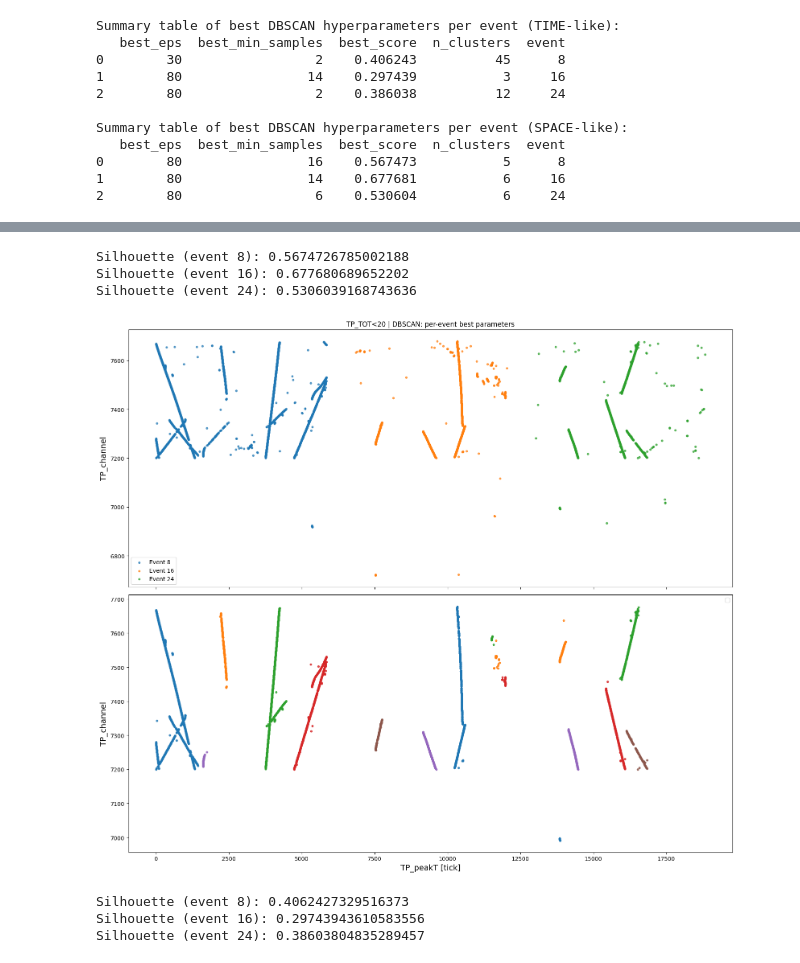
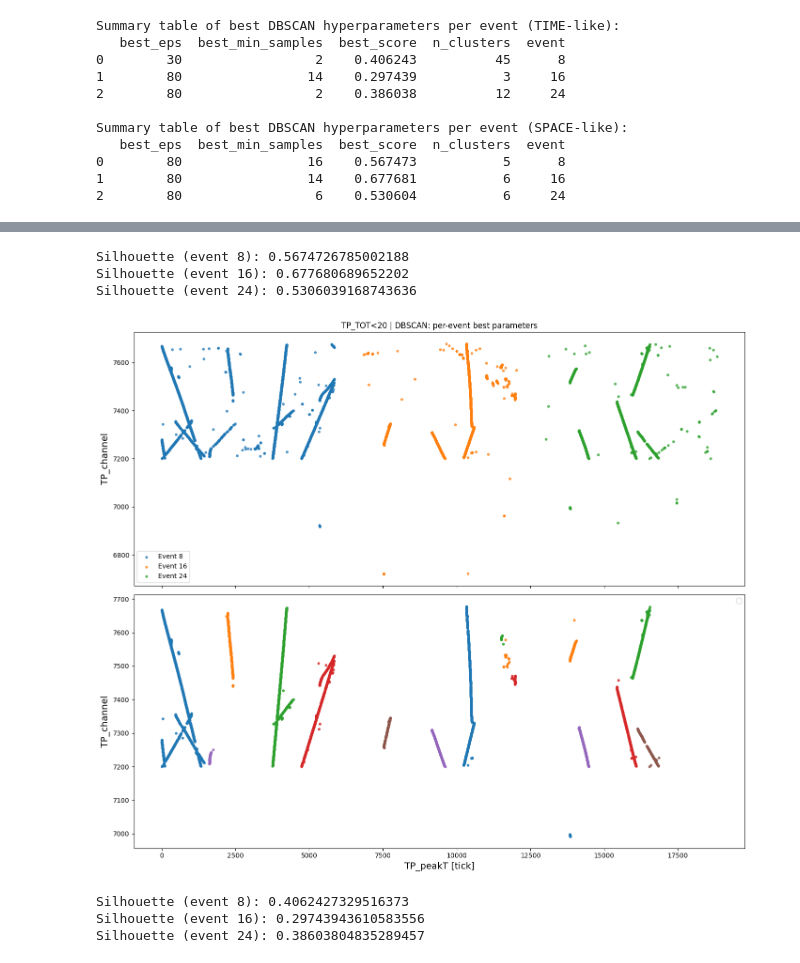
Before and after one commit to JuliaFavaro/SS25_TP_ProtoDUNE, a Jupyter notebook: src/RUN_test_run.ipynb, the cells around one changed output, grey strips where cells are left out. Cells and saved outputs as stored; diff of their text form; code cells hidden in the pictures.

```diff
--- a/src/RUN_test_run.ipynb
+++ b/src/RUN_test_run.ipynb
@@ -1105,9 +651,11 @@ Silhouette (short tracks): -0.7927063038537276
 # %%
+
+from sklearn.linear_model import RANSACRegressor, Ridge
 events = np.unique(filtered_APA2['event'])
 colors = plt.cm.tab10.colors
 
 # --- short space tracks ---
-fig, axs = plt.subplots(2, 1, figsize=(16, 14), sharex=True)
+fig, axs = plt.subplots(2, 1, figsize=(14, 12), sharex=True)
 offset = 0
 axs[0].set_title("TP_TOT<20 | DBSCAN: per-event best parameters")
 
@@ -1157,7 +705,7 @@ plt.tight_layout()
 plt.show()
 
 # --- long time tracks ---
-fig, axs = plt.subplots(2, 1, figsize=(16, 14), sharex=True)
+fig, axs = plt.subplots(2, 1, figsize=(14, 12), sharex=True)
 offset = 0
 axs[0].set_title("TP_TOT>20 | DBSCAN: per-event best parameters")
 
@@ -1182,34 +730,34 @@ for i, ev in enumerate(events):
     if event_results.empty or np.isnan(event_results['best_eps'].values[0]) or np.isnan(event_results['best_min_samples'].values[0]):
         continue  # skip events with no good clustering
     best_eps = event_results['best_eps'].values[0]
     best_min_samples = int(event_results['best_min_samples'].values[0])
     sel['TP_peakT'] = sel['TP_peakT'] - sel['TP_peakT'].min() + offset
     tmin = sel['TP_peakT'].min()
     tmax = sel['TP_peakT'].max()
     X = sel[['TP_peakT', 'TP_channel']].values
     db = DBSCAN(eps=best_eps, min_samples=best_min_samples).fit(X)
     sel['cluster'] = db.labels_
     labels = sel['cluster']
     n_clusters = len(set(labels)) - (1 if -1 in labels else 0)
     if n_clusters > 1:
         print(f'Silhouette (event {ev}): {metrics.silhouette_score(X, labels)}')
     else:
         print(f'Silhouette (event {ev}): N/A (only one cluster or all noise)')
     for c in np.unique(sel['cluster']):
         if c == -1: continue
         sub = sel[sel['cluster'] == c]
         axs[1].scatter(sub['TP_peakT'], sub['TP_channel'], s=10, alpha=0.8, color=colors[c % 10])
     offset += tmax - tmin + 1000
 axs[1].set_xlabel('TP_peakT [tick]', fontsize=14)
 axs[1].set_ylabel('TP_channel', fontsize=14)
 axs[1].legend(fontsize=10)
 plt.tight_layout()
 plt.show()
 # %% [output]
 Silhouette (event 8): 0.5674726785002188
 Silhouette (event 16): 0.677680689652202
 Silhouette (event 24): 0.5306039168743636
-[figure, old version]
+[figure, new version]
 Silhouette (event 8): 0.4062427329516373
 Silhouette (event 16): 0.29743943610583556
 Silhouette (event 24): 0.38603804835289457
```
Also changed, not shown: parts of 29 cells of this notebook, 18 other files.
